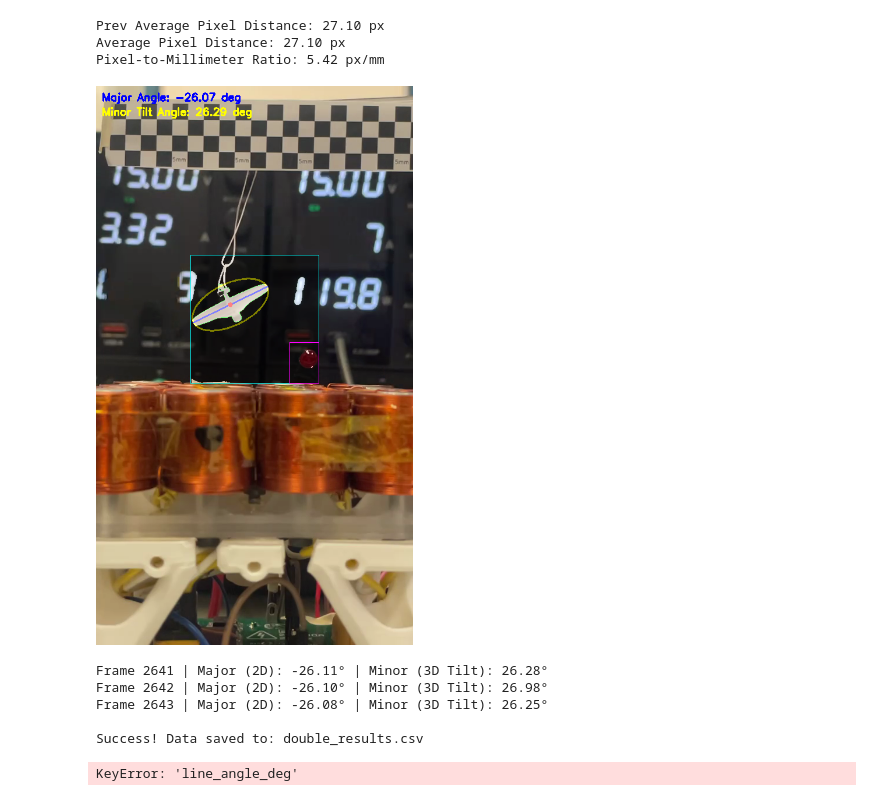
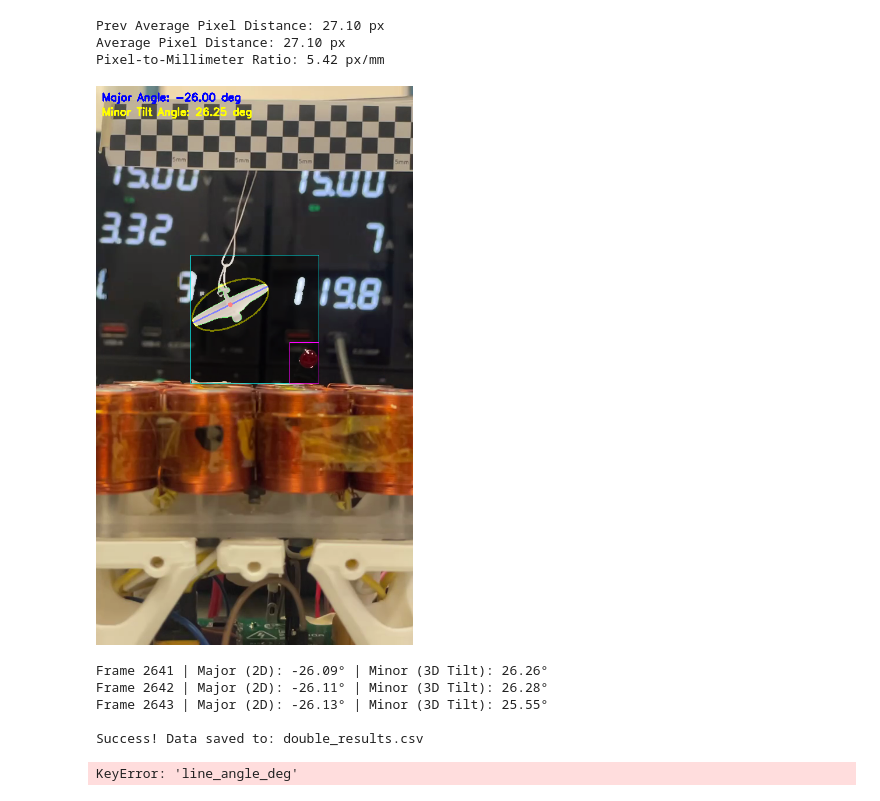
Before and after one commit to YingK8/FlyingRobotsLinLiweiLab, a Jupyter notebook: writeup/double.ipynb, the cells around one changed output. Drawn from its saved outputs; the diff is of its cells as text; code cells hidden in the pictures.

Commit message:
reduced mask threshold

```diff
--- a/writeup/double.ipynb
+++ b/writeup/double.ipynb
@@ -167,7 +167,7 @@ while True:
 
     # 1. Grayscale and basic threshold
     gray = cv2.cvtColor(cropped, cv2.COLOR_BGR2GRAY)
-    _, binary = cv2.threshold(gray, 100, 255, cv2.THRESH_BINARY)
+    _, binary = cv2.threshold(gray, 90, 255, cv2.THRESH_BINARY)
 
     # 2. ROI Brightness detection
     h, w = binary.shape[:2]
@@ -284,37 +284,37 @@ while True:
     if (y2 > y1) and (x2 > x1) and overlay[y1:y2, x1:x2].shape[:2] == main_mask_bgr.shape[:2]:
         overlay[y1:y2, x1:x2] = cv2.addWeighted(overlay[y1:y2, x1:x2], 0.5, main_mask_bgr, 0.5, 0)
 
     # Draw crop rectangle on full frame
     cv2.rectangle(overlay, (x1, y1), (x2, y2), (255, 255, 0), 1)
 
     # Draw ROI rectangle on full frame
     roi_x1 = x1 + max(w - roi_size, 0)
     roi_y1 = y1 + max(h - roi_size - 20, 0)
     roi_x2 = x1 + w
     roi_y2 = y1 + h
     cv2.rectangle(overlay, (roi_x1, roi_y1), (roi_x2, roi_y2), (255, 0, 255), 1)
 
     data_log.append(frame_data)
 
     if frame_count % 100 == 0:
         print(f"Processed {frame_count} frames...")
 
     # Visualization refresh
     if frame_count % display_every_n_frames == 0:
         img = PIL.Image.fromarray(cv2.cvtColor(overlay, cv2.COLOR_BGR2RGB))
         clear_output(wait=True)
         display(img)
 
 # Clean up and save results
 cap.release()
 df = pd.DataFrame(data_log)
 df.to_csv(output_csv_path, index=False)
 print(f"\nSuccess! Data saved to: {output_csv_path}")
 # %% [output]
-[figure, old version]
+[figure, new version]
-Frame 2641 | Major (2D): -26.11° | Minor (3D Tilt): 26.28°
-Frame 2642 | Major (2D): -26.10° | Minor (3D Tilt): 26.98°
-Frame 2643 | Major (2D): -26.08° | Minor (3D Tilt): 26.25°
+Frame 2641 | Major (2D): -26.09° | Minor (3D Tilt): 26.26°
+Frame 2642 | Major (2D): -26.11° | Minor (3D Tilt): 26.28°
+Frame 2643 | Major (2D): -26.13° | Minor (3D Tilt): 25.55°
 
 Success! Data saved to: double_results.csv
 # %%
```
Also changed, not shown: 1 other file.
